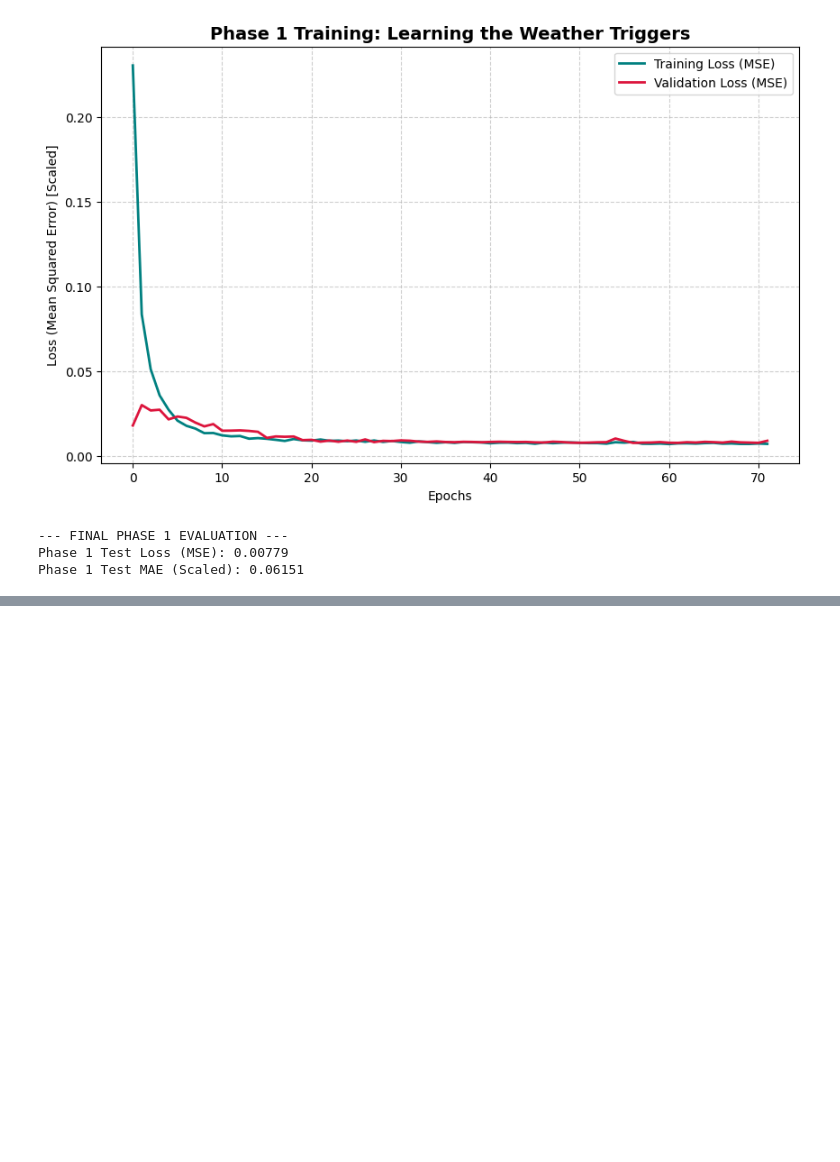
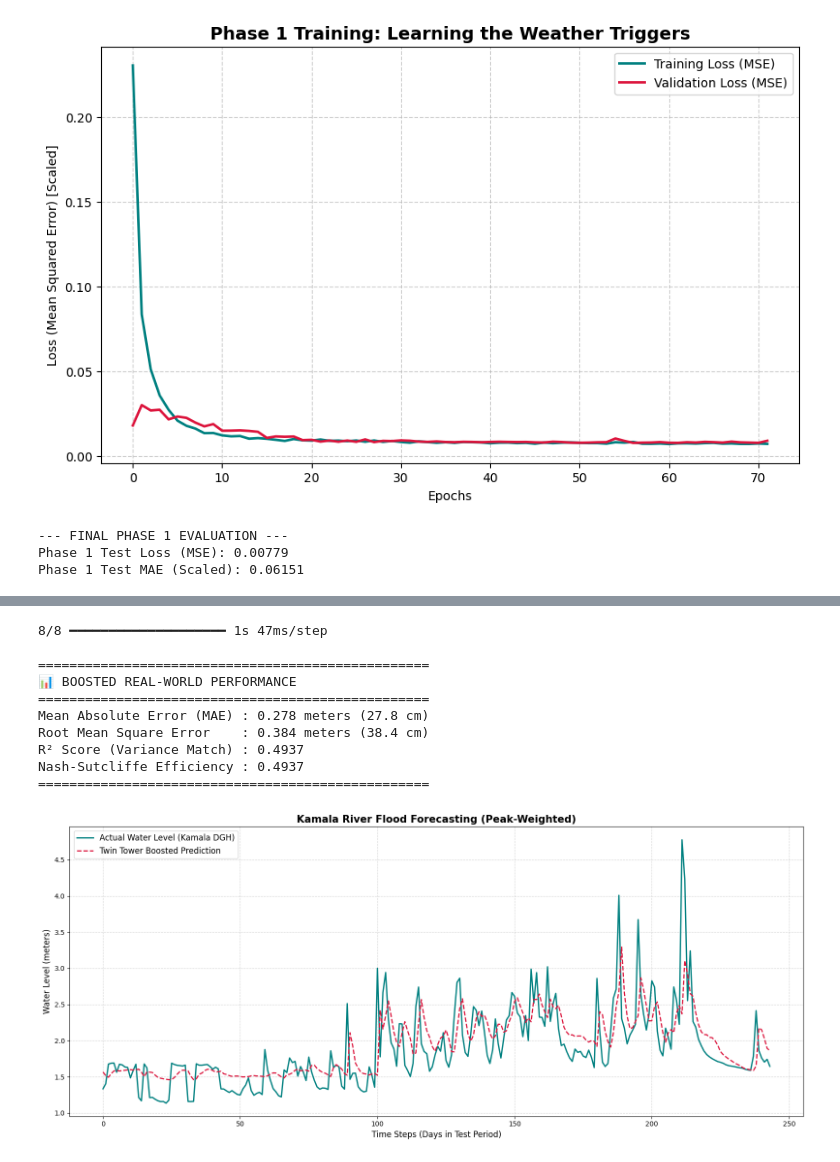
Before and after one commit to shishir881/Kamala-River-WaterLevel-Detection-RAN, a Jupyter notebook: finetuned_model/final_finetuning.ipynb, the cells around one changed output, grey strips where cells are left out. Cells and saved outputs as stored; diff of their text form; code cells hidden in the pictures; blank space fills up the shorter version.

Commit message:
add work on phase-2 model

```diff
--- a/finetuned_model/final_finetuning.ipynb
+++ b/finetuned_model/final_finetuning.ipynb
@@ -458,0 +545,47 @@ Phase 1 Test MAE (Scaled): 0.06151
+# %%
+# Model Prediction on Test Data
+y_pred_scaled = twin_tower_model.predict([X_test_t1, X_test_t2])
+
+# Inverse Transform
+target_scaler = scalers_dict['Target_WaterLevel']
+y_test_real = target_scaler.inverse_transform(y_test.reshape(-1, 1)).flatten()
+y_pred_real = target_scaler.inverse_transform(y_pred_scaled).flatten()
+
+# Metrics
+mae_meters = mean_absolute_error(y_test_real, y_pred_real)
+rmse_meters = np.sqrt(mean_squared_error(y_test_real, y_pred_real))
+r2 = r2_score(y_test_real, y_pred_real)
+nse = 1 - (np.sum((y_test_real - y_pred_real) ** 2) / np.sum((y_test_real - np.mean(y_test_real)) ** 2))
+
+print("\n" + "=" * 50)
+print("📊 BOOSTED REAL-WORLD PERFORMANCE")
+print("=" * 50)
+print(f"Mean Absolute Error (MAE) : {mae_meters:.3f} meters ({mae_meters*100:.1f} cm)")
+print(f"Root Mean Square Error    : {rmse_meters:.3f} meters ({rmse_meters*100:.1f} cm)")
+print(f"R² Score (Variance Match) : {r2:.4f}")
+print(f"Nash-Sutcliffe Efficiency : {nse:.4f}")
+print("=" * 50)
+
+# Plot
+plt.figure(figsize=(16, 7))
+plt.plot(y_test_real, label='Actual Water Level (Kamala DGH)', color='teal', linewidth=2)
+plt.plot(y_pred_real, label='Twin Tower Boosted Prediction', color='crimson', linestyle='--', linewidth=1.8)
+plt.title('Kamala River Flood Forecasting (Peak-Weighted)', fontsize=15, fontweight='bold')
+plt.xlabel('Time Steps (Days in Test Period)', fontsize=12)
+plt.ylabel('Water Level (meters)', fontsize=12)
+plt.legend(fontsize=12)
+plt.grid(True, linestyle='--', alpha=0.5)
+plt.tight_layout()
+plt.show()
+# %% [output]
+8/8 ━━━━━━━━━━━━━━━━━━━━ 1s 47ms/step
+
+==================================================
+📊 BOOSTED REAL-WORLD PERFORMANCE
+==================================================
+Mean Absolute Error (MAE) : 0.278 meters (27.8 cm)
+Root Mean Square Error    : 0.384 meters (38.4 cm)
+R² Score (Variance Match) : 0.4937
+Nash-Sutcliffe Efficiency : 0.4937
+==================================================
+[figure, added]
```
Also changed, not shown: parts of 1 cell of this notebook.
